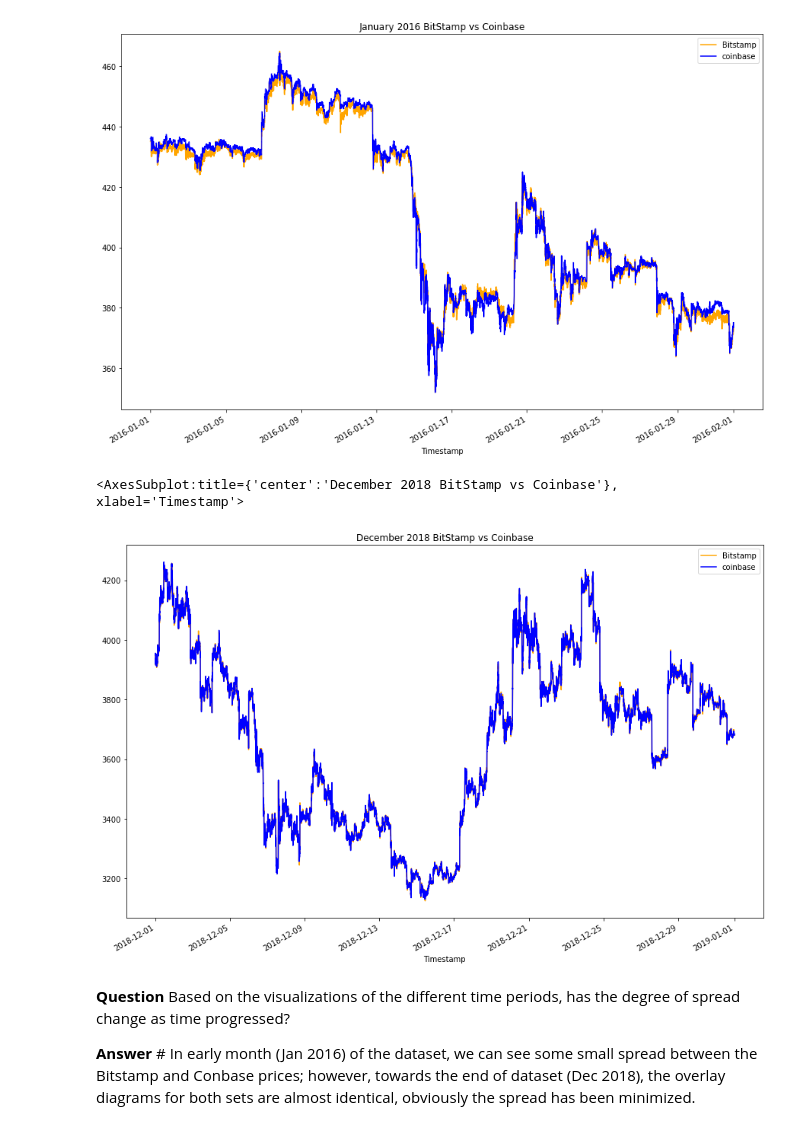
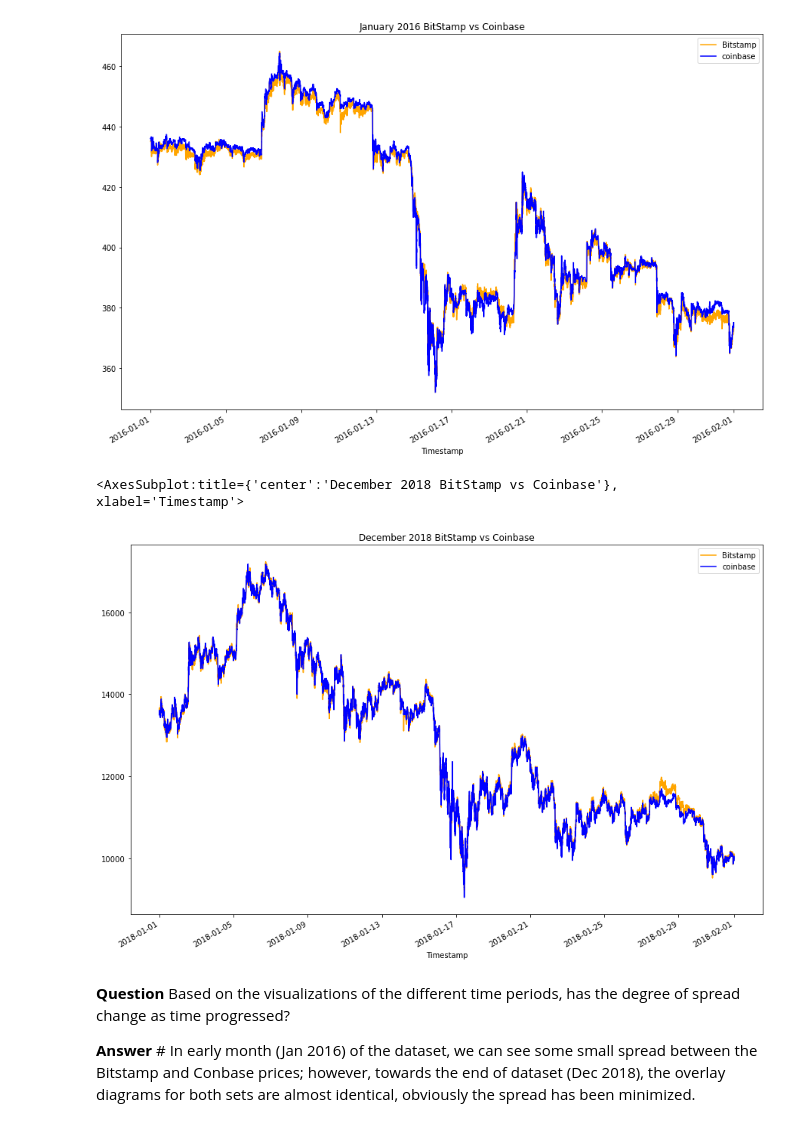
Before and after one commit to allyche/module_3_challenge, a Jupyter notebook: crypto_arbitrage.ipynb, the cells around one changed output. Drawn from its saved outputs; the diff is of its cells as text; code cells hidden in the pictures.

```diff
--- a/crypto_arbitrage.ipynb
+++ b/crypto_arbitrage.ipynb
@@ -342,14 +345,14 @@ coinbase['Close'].loc['2016-01-01' : '2016-01-31'].plot(
 # %%
 # Using the loc and plot functions, create an overlay plot that visualizes
 # the price action of both DataFrames for a one month period later in the dataset
 # Be sure to include the parameters: legend, figure size, title, and color and label
-bitstamp['Close'].loc['2018-12-01' : '2018-12-31'].plot(
+bitstamp['Close'].loc['2018-01-01' : '2018-01-31'].plot(
     legend=True, figsize=(15, 10), title="December 2018 BitStamp vs Coinbase", color="orange", label="Bitstamp")
-coinbase['Close'].loc['2018-12-01' : '2018-12-31'].plot(
+coinbase['Close'].loc['2018-01-01' : '2018-01-31'].plot(
     legend=True, figsize=(15, 10), color="blue", label="coinbase")
 # %% [output]
 <AxesSubplot:title={'center':'December 2018 BitStamp vs Coinbase'}, xlabel='Timestamp'>
-[figure, old version]
+[figure, new version]
 # %% [markdown]
 **Question** Based on the visualizations of the different time periods, has the degree of spread change as time progressed?
 
```
Also changed, not shown: parts of 35 cells of this notebook.
